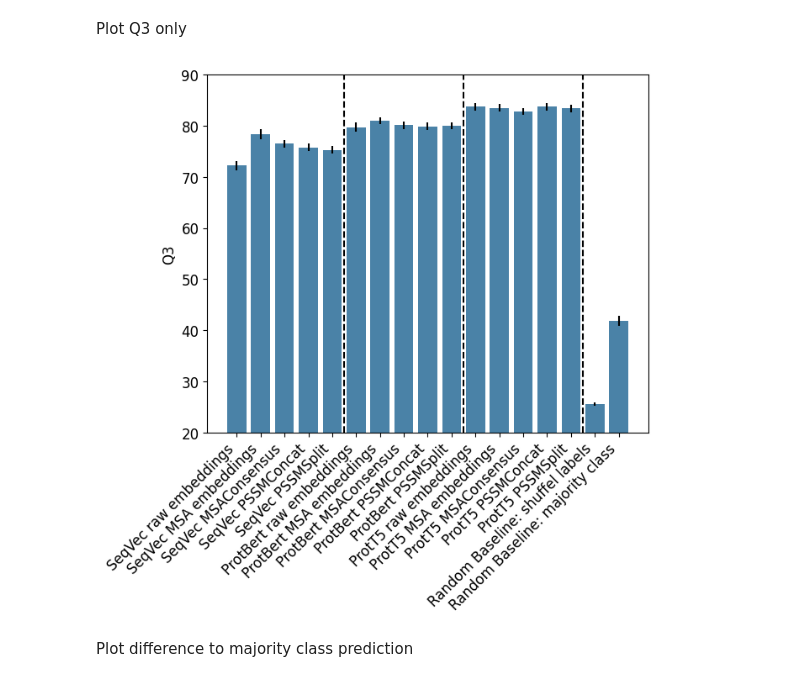
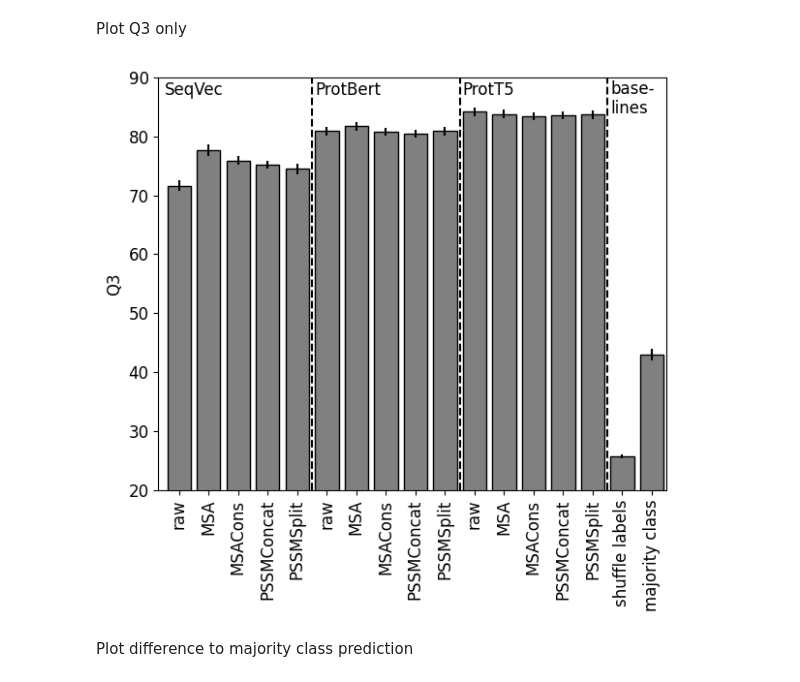
Before and after one commit to erckert/EV-embeddings-figures, a Jupyter notebook: visualizeResults.ipynb, the cells around one changed output. Saved outputs shown, nothing was run; the diff lists cells and outputs as text; code cells hidden in the pictures.

```diff
--- a/visualizeResults.ipynb
+++ b/visualizeResults.ipynb
@@ -11,5 +41,5 @@ import numpy as np
 # %%
-df_performance = pandas.read_csv('performance_val.csv', sep=";")
+df_performance = pandas.read_csv('performance_test.csv', sep=";")
 df_performance
 # %% [output]
 |  | Model | Q3 | SE Q3 | CI Q3 | Reproduced? |
@@ -234,25 +145,33 @@ x_pos = np.arange(len(labels))
 seperator_seqvec = x_pos[4] + (x_pos[5] - x_pos[4])/2
 seperator_bert = x_pos[9] + (x_pos[10] - x_pos[9])/2
 seperator_t5 = x_pos[14] + (x_pos[15] - x_pos[14])/2
+x_labels = [label.replace('SeqVec ', '').replace('ProtBert ', '').replace('ProtT5 ', '').replace('Random Baseline: ', '') for label in labels]
 # %% [markdown]
 Plot Q3 only
 # %%
 plt.rcParams['font.size'] = '12'
 fig = plt.figure(figsize=(12, 12))
 ax = plt.subplot2grid((15, 30), (0, 0), colspan=17, rowspan=7)
 #plt.grid(axis='y', color='0.9')
 
-ax.bar(labels, q3, yerr=ci, color="#4a82a7", width=0.8)
+ax.bar(labels, q3, yerr=ci, color="gray", width=0.8, edgecolor="black")
 ax.set_ylim([20, 90])
-ax.set_xticklabels(labels, rotation=45, ha='right')
+ax.set_xlim([-0.7, 16.5])
+ax.set_xticklabels(x_labels, rotation=90, ha='center')
 ax.set_ylabel('Q3')
 
+
+plt.annotate('SeqVec',xy=(-0.5, 87))
+plt.annotate('ProtBert',xy=(4.6, 87))
+plt.annotate('ProtT5',xy=(9.6, 87))
+plt.annotate('base-\nlines',xy=(14.6, 83.85))
 plt.axvline(x=seperator_seqvec,  color='black', ls='--')
 plt.axvline(x=seperator_bert,  color='black', ls='--')
 plt.axvline(x=seperator_t5,  color='black', ls='--')
 
+
 plt.show()
 # %% [output]
-[figure, old version]
+[figure, new version]
 # %% [markdown]
 Plot difference to majority class prediction
```
Also changed, not shown: parts of 53 cells of this notebook, 5 other files.
